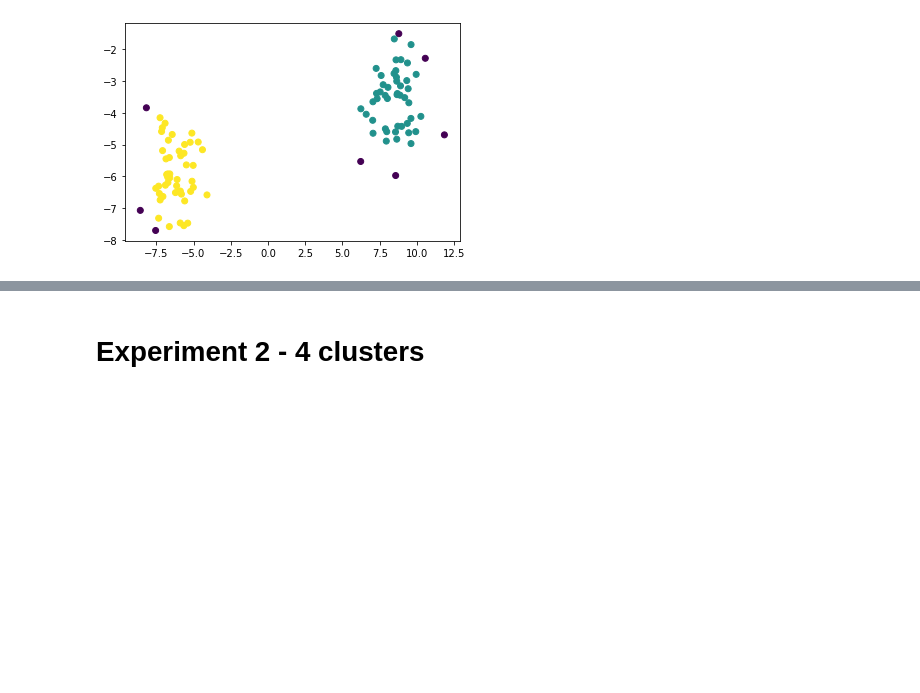
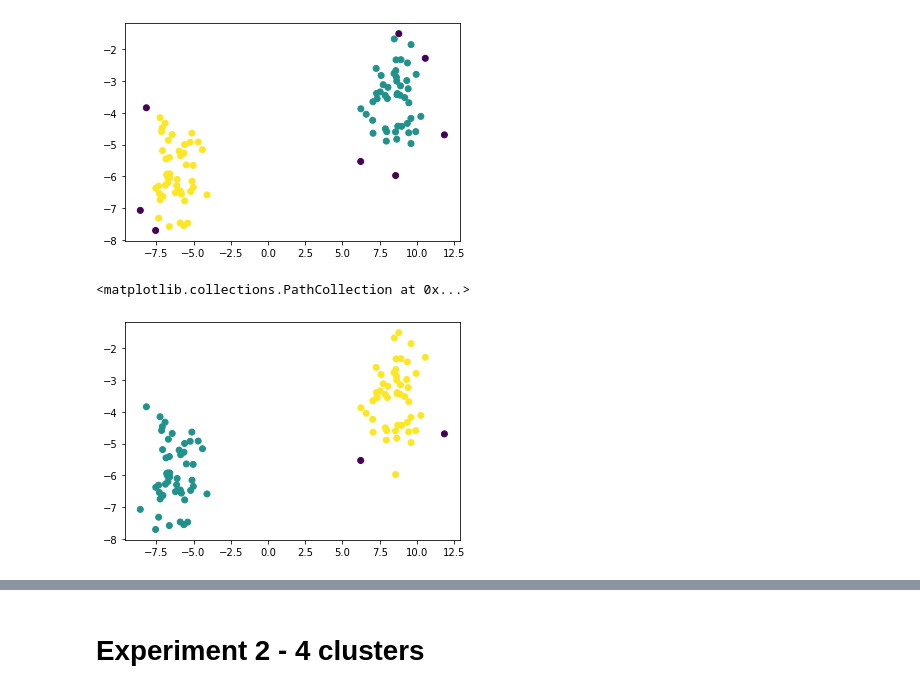
Before and after one commit to Delebrith/return-of-the-neighbours, a Jupyter notebook: experiments/artificial_dataset.ipynb, the cells around one changed output, grey strips where cells are left out. Drawn from its saved outputs; the diff is of its cells as text; code cells hidden in the pictures; blank space fills up the shorter version.

```diff
--- a/experiments/artificial_dataset.ipynb
+++ b/experiments/artificial_dataset.ipynb
@@ -70,3 +88,9 @@ plt.scatter(dataset[0][:,0], dataset[0][:,1], c = clusters)
 # %% [output]
 <matplotlib.collections.PathCollection at 0x...>
 [figure]
+# %%
+clusters = pynbc.nbc_kpNN(32, 0, dataset[0])
+plt.scatter(dataset[0][:,0], dataset[0][:,1], c = clusters)
+# %% [output]
+<matplotlib.collections.PathCollection at 0x...>
+[figure, added]
```
Also changed, not shown: parts of 5 cells of this notebook.
